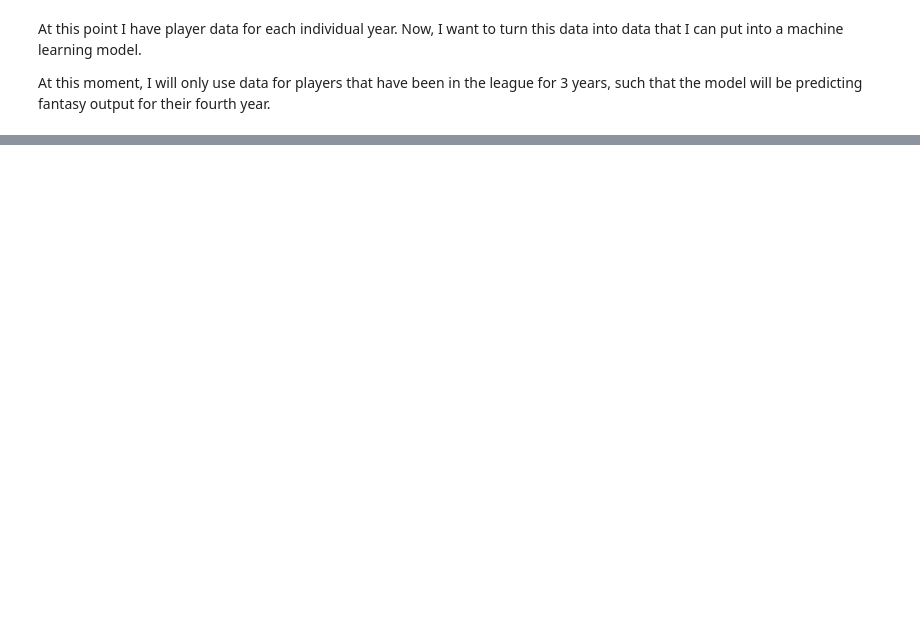
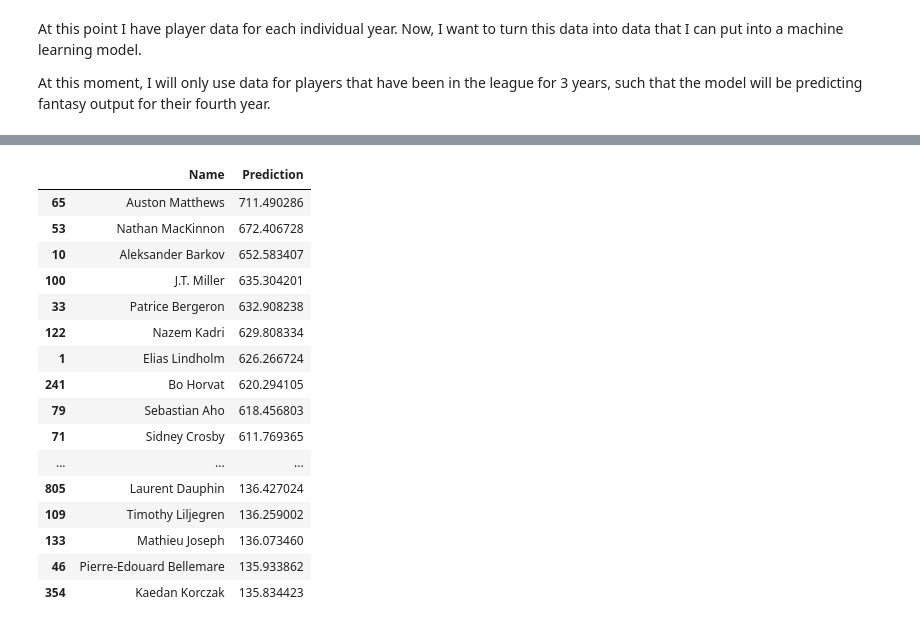
Before and after one commit to chrisberry888/FantasyHockeyAnalyzer, a Jupyter notebook: Fantasy Hockey Analyzer Notebook.ipynb, the cells around one changed output, grey strips where cells are left out. Saved outputs shown, nothing was run; the diff lists cells and outputs as text; code cells hidden in the pictures; blank space fills up the shorter version.

```diff
--- a/Fantasy Hockey Analyzer Notebook.ipynb
+++ b/Fantasy Hockey Analyzer Notebook.ipynb
@@ -217,0 +216,57 @@ display(final_df)
+# %%
+ml_data_one_year = pd.DataFrame()
+for i in range(2011, 2022):
+    df1 = yearly_player_data[i-2011]
+    df2 = yearly_player_data[i-2010]
+    temp = merge_dataframe(df1, df2)
+
+    ml_data_one_year = pd.concat([ml_data_one_year, temp], ignore_index=True)
+# %%
+arr = separate_fantasy_points(ml_data_one_year)
+X = reformat_df(arr[0])
+y = arr[1]
+# %%
+regr = MLPRegressor(max_iter=500).fit(X, y)
+# %%
+def get_predictions2(regr, df):
+    # Make a copy of the input dataframe
+    new_df = df.copy()
+
+    # Save the values in the "1_Name" column before reformatting
+    names = new_df["Name"].values
+
+    # Use the reformat_df function to reformat the dataframe
+    new_df = reformat_df(new_df)
+
+    # Use the regr object to make predictions on the reformatted dataframe
+    predictions = regr.predict(new_df)
+
+    # Create a new dataframe with the names and predictions
+    result_df = pd.DataFrame({"Name": names, "Prediction": predictions})
+
+    return result_df
+# %%
+new_data_2 = yearly_player_data[11].copy()
+new_data_2.drop(columns=["Fantasy_Points"], inplace=True)
+final_df = get_predictions2(regr, new_data_2)
+final_df.sort_values(by="Prediction", ascending=False, inplace=True)
+pd.options.display.max_rows = 978
+display(final_df)
+# %% [output]
+|  | Name | Prediction |
+| 65 | Auston Matthews | 711.490286 |
+| 53 | Nathan MacKinnon | 672.406728 |
+| 10 | Aleksander Barkov | 652.583407 |
+| 100 | J.T. Miller | 635.304201 |
+| 33 | Patrice Bergeron | 632.908238 |
+| 122 | Nazem Kadri | 629.808334 |
+| 1 | Elias Lindholm | 626.266724 |
+| 241 | Bo Horvat | 620.294105 |
+| 79 | Sebastian Aho | 618.456803 |
+| 71 | Sidney Crosby | 611.769365 |
+| ... | ... | ... |
+| 805 | Laurent Dauphin | 136.427024 |
+| 109 | Timothy Liljegren | 136.259002 |
+| 133 | Mathieu Joseph | 136.073460 |
+| 46 | Pierre-Edouard Bellemare | 135.933862 |
+| 354 | Kaedan Korczak | 135.834423 |
```
Also changed, not shown: parts of 24 cells of this notebook.
